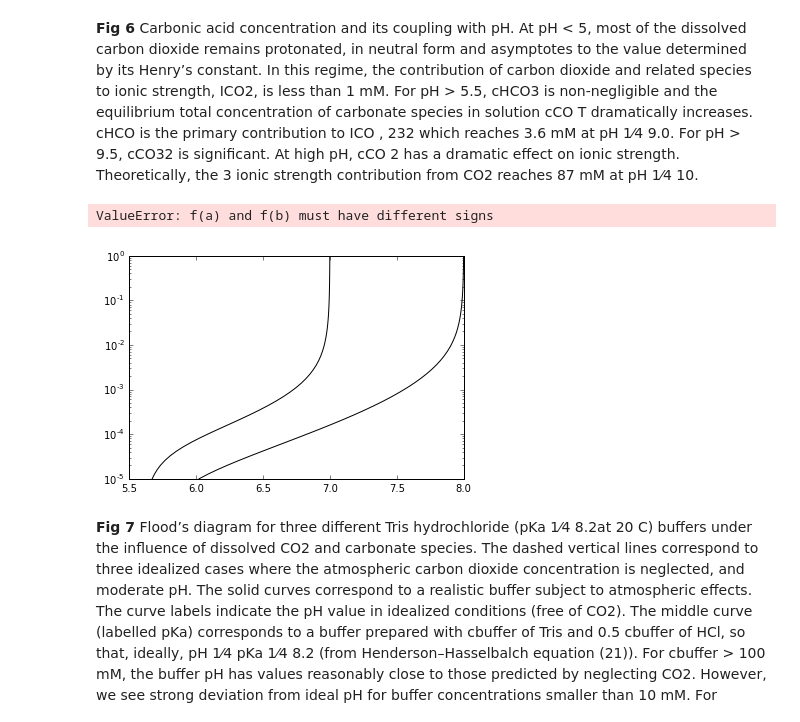
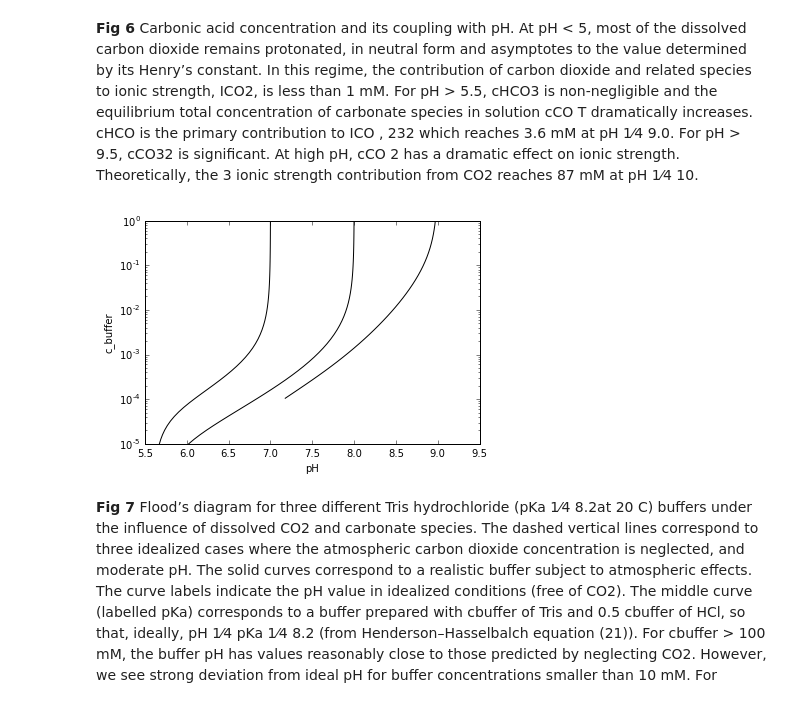
Before and after one commit to lewisamarshall/ionize, a Jupyter notebook: Benchmarks.ipynb, the cells around one changed output. Saved outputs shown, nothing was run; the diff lists cells and outputs as text; code cells hidden in the pictures.

```diff
--- a/Benchmarks.ipynb
+++ b/Benchmarks.ipynb
@@ -163,22 +164,26 @@ ionic strength contribution from CO2 reaches 87 mM at pH 1⁄4 10.
 # %%
 c = np.logspace(-5, 0)
 pH = [7, 8, 9]
 
 for p in pH:
-    adj = [ionize.Solution('tris', cp
+    adj = []
+    for cp in c:
+        try:
+            pa = ionize.Solution('tris', cp
                            ).titrate('chloride', p
                                     ).equilibrate_CO2().pH
-           for cp in c]
+            adj.append(pa)
+        except:
+            adj.append(None)
     plot.semilogy(adj, c, 'k')
 
 plot.xlabel("pH")
 plot.ylabel('c_buffer')
-plot.xlim(5, 10)
-plot.ylim(1e-6, 1)
+plot.xlim(5.5, 9.5)
+plot.ylim(1e-5, 1)
 plot.show()
 # %% [output]
-ValueError: f(a) and f(b) must have different signs
-[figure, old version]
+[figure, new version]
 # %% [markdown]
 **Fig 7** Flood’s diagram for three different Tris hydrochloride (pKa 1⁄4 8.2at 20  C) buffers under the influence of dissolved CO2 and carbonate species. The dashed vertical lines correspond to three idealized cases where the atmospheric carbon dioxide concentration is neglected, and moderate pH. The solid curves correspond to a realistic buffer subject to atmospheric effects. The curve labels indicate the pH value in idealized conditions (free of CO2). The middle curve (labelled pKa) corresponds to a buffer prepared with cbuffer of Tris and 0.5 cbuffer of HCl, so that, ideally, pH 1⁄4 pKa 1⁄4 8.2 (from Henderson–Hasselbalch equation (21)). For cbuffer > 100 mM, the buffer pH has values reasonably close to those predicted by neglecting CO2. However, we see strong deviation from ideal pH for buffer concentrations smaller than 10 mM. For example, a 1 mM Tris, 0.5 mM HCl solution has an actual pH about 7.7; while a 0.1 mM, Tris 0.05 mM HCl solution has an actual pH of about 6.9 (vs. 8.2). The left- (labelled pKa   1) and right-hand (labelled pKa + 1) curves correspond to buffers prepared with cbuffer of Tris and respectively 0.91 cbuffer and 11 cbuffer of HCl; and so, in the absence of CO2, would yield respectively pH1⁄4pKa  11⁄47.2andpH1⁄4pKa +11⁄49.2.
 # %% [markdown]
```
Also changed, not shown: parts of 5 cells of this notebook, 1 other file.
